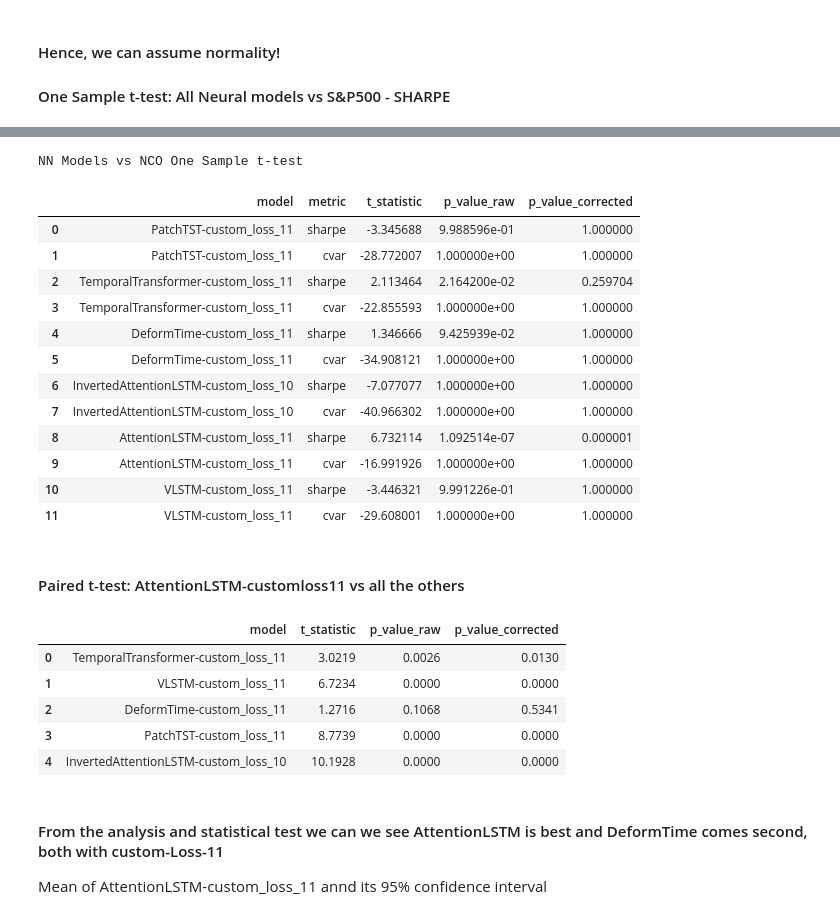
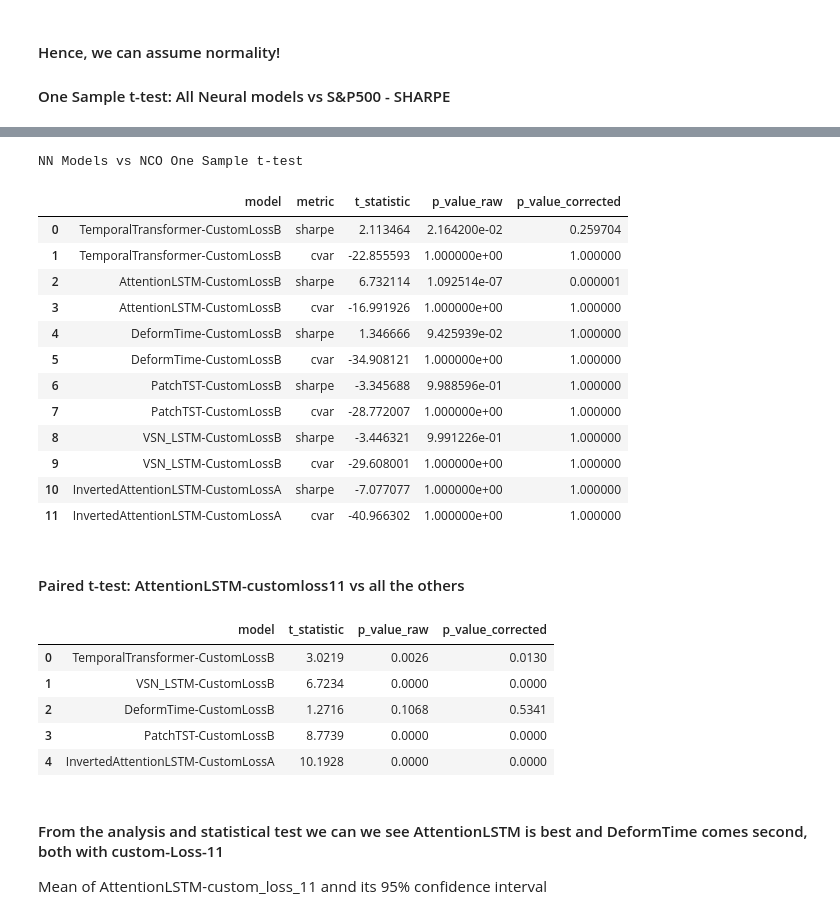
Before and after one commit to travisdesell/exact, a Jupyter notebook: financial_loss_functions/exploration/test_analysis.ipynb, the cells around one changed output, grey strips where cells are left out. Drawn from its saved outputs; the diff is of its cells as text; code cells hidden in the pictures.

```diff
--- a/financial_loss_functions/exploration/test_analysis.ipynb
+++ b/financial_loss_functions/exploration/test_analysis.ipynb
@@ -110,14 +110,32 @@ all_benches.extend([EQ_WT_NAME, SP500_NAME])
 
 nn_seed_rets = test_returns_deserial['nn_models']
 bench_rets = test_returns_deserial['benchmarks']
+# %%
+def update_modl_loss_names(modl_loss_name: str) -> str:
+    parts = modl_loss_name.split('-', 1)
+    if len(parts) != 2:
+        raise ValueError(f'Model + Loss combo name string is incorrect: {modl_loss_name}')
+
+    if parts[0] == 'VLSTM':
+        updated_modl_name = 'VSN_LSTM'
+    else:
+        updated_modl_name = parts[0]
+
+    if parts[1] == 'custom_loss_10':
+        updated_loss_name = 'CustomLossA'
+    elif parts[1] == 'custom_loss_11':
+        updated_loss_name = 'CustomLossB'
+
+    return f'{updated_modl_name}-{updated_loss_name}'
 # %%
 # Remove date range keys for nn returns, We also collect model+loss names
 nn_models = []
 nn_seed_rets_no_dates = {seed: {} for seed in nn_seed_rets.keys()}
 for seed, seed_perfs in nn_seed_rets.items():
     for modl_name, windows_dict in seed_perfs.items():
-        nn_models.append(modl_name)
-        nn_seed_rets_no_dates[seed][modl_name] = np.stack(
+        updated_name = update_modl_loss_names(modl_name)
+        nn_models.append(updated_name)
+        nn_seed_rets_no_dates[seed][updated_name] = np.stack(
             [wind_rets for dates, wind_rets in windows_dict.items()]
         )
 
@@ -500,52 +518,52 @@ results
 # %% [output]
 NN Models vs NCO One Sample t-test
 |  | model | metric | t_statistic | p_value_raw | p_value_corrected |
-| 0 | PatchTST-custom_loss_11 | sharpe | -3.345688 | 9.988596e-01 | 1.000000 |
-| 1 | PatchTST-custom_loss_11 | cvar | -28.772007 | 1.000000e+00 | 1.000000 |
-| 2 | TemporalTransformer-custom_loss_11 | sharpe | 2.113464 | 2.164200e-02 | 0.259704 |
-| 3 | TemporalTransformer-custom_loss_11 | cvar | -22.855593 | 1.000000e+00 | 1.000000 |
-| 4 | DeformTime-custom_loss_11 | sharpe | 1.346666 | 9.425939e-02 | 1.000000 |
-| 5 | DeformTime-custom_loss_11 | cvar | -34.908121 | 1.000000e+00 | 1.000000 |
-| 6 | InvertedAttentionLSTM-custom_loss_10 | sharpe | -7.077077 | 1.000000e+00 | 1.000000 |
-| 7 | InvertedAttentionLSTM-custom_loss_10 | cvar | -40.966302 | 1.000000e+00 | 1.000000 |
-| 8 | AttentionLSTM-custom_loss_11 | sharpe | 6.732114 | 1.092514e-07 | 0.000001 |
-| 9 | AttentionLSTM-custom_loss_11 | cvar | -16.991926 | 1.000000e+00 | 1.000000 |
-| 10 | VLSTM-custom_loss_11 | sharpe | -3.446321 | 9.991226e-01 | 1.000000 |
-| 11 | VLSTM-custom_loss_11 | cvar | -29.608001 | 1.000000e+00 | 1.000000 |
+| 0 | TemporalTransformer-CustomLossB | sharpe | 2.113464 | 2.164200e-02 | 0.259704 |
+| 1 | TemporalTransformer-CustomLossB | cvar | -22.855593 | 1.000000e+00 | 1.000000 |
+| 2 | AttentionLSTM-CustomLossB | sharpe | 6.732114 | 1.092514e-07 | 0.000001 |
+| 3 | AttentionLSTM-CustomLossB | cvar | -16.991926 | 1.000000e+00 | 1.000000 |
+| 4 | DeformTime-CustomLossB | sharpe | 1.346666 | 9.425939e-02 | 1.000000 |
+| 5 | DeformTime-CustomLossB | cvar | -34.908121 | 1.000000e+00 | 1.000000 |
+| 6 | PatchTST-CustomLossB | sharpe | -3.345688 | 9.988596e-01 | 1.000000 |
+| 7 | PatchTST-CustomLossB | cvar | -28.772007 | 1.000000e+00 | 1.000000 |
+| 8 | VSN_LSTM-CustomLossB | sharpe | -3.446321 | 9.991226e-01 | 1.000000 |
+| 9 | VSN_LSTM-CustomLossB | cvar | -29.608001 | 1.000000e+00 | 1.000000 |
+| 10 | InvertedAttentionLSTM-CustomLossA | sharpe | -7.077077 | 1.000000e+00 | 1.000000 |
+| 11 | InvertedAttentionLSTM-CustomLossA | cvar | -40.966302 | 1.000000e+00 | 1.000000 |
 # %% [markdown]
 #### Paired t-test: AttentionLSTM-customloss11 vs all the others
 # %%
-best = 'AttentionLSTM-custom_loss_11'
+best = 'AttentionLSTM-CustomLossB'
 other_models = [m for m in all_seed_perf.index.unique() if m != best]
 
 # Prepare a list to store results
 paired_results = []
 
 for other in other_models:
     # Get the 30 Sharpe values for each model (aligned by seed)
     best_vals = all_seed_perf[all_seed_perf.index == best]['sharpe'].values
     other_vals = all_seed_perf[all_seed_perf.index == other]['sharpe'].values
     # One‑sided: best > other
     t_stat, p_raw = stats.ttest_rel(best_vals, other_vals, alternative='greater')
     paired_results.append({
         'model': other,
         't_statistic': t_stat,
         'p_value_raw': p_raw
     })
 
 paired_df = pd.DataFrame(paired_results)
 # Bonferroni correction (5 pairwise tests)
 n_tests = len(paired_df)
 paired_df['p_value_corrected'] = paired_df['p_value_raw'] * n_tests
 paired_df['p_value_corrected'] = paired_df['p_value_corrected'].clip(upper=1.0)
 paired_df.round(4)
 # %% [output]
 |  | model | t_statistic | p_value_raw | p_value_corrected |
-| 0 | TemporalTransformer-custom_loss_11 | 3.0219 | 0.0026 | 0.0130 |
-| 1 | VLSTM-custom_loss_11 | 6.7234 | 0.0000 | 0.0000 |
-| 2 | DeformTime-custom_loss_11 | 1.2716 | 0.1068 | 0.5341 |
-| 3 | PatchTST-custom_loss_11 | 8.7739 | 0.0000 | 0.0000 |
-| 4 | InvertedAttentionLSTM-custom_loss_10 | 10.1928 | 0.0000 | 0.0000 |
+| 0 | TemporalTransformer-CustomLossB | 3.0219 | 0.0026 | 0.0130 |
+| 1 | VSN_LSTM-CustomLossB | 6.7234 | 0.0000 | 0.0000 |
+| 2 | DeformTime-CustomLossB | 1.2716 | 0.1068 | 0.5341 |
+| 3 | PatchTST-CustomLossB | 8.7739 | 0.0000 | 0.0000 |
+| 4 | InvertedAttentionLSTM-CustomLossA | 10.1928 | 0.0000 | 0.0000 |
 # %% [markdown]
 #### From the analysis and statistical test we can we see AttentionLSTM is best and DeformTime comes second, both with custom-Loss-11
 
```
Also changed, not shown: parts of 9 cells of this notebook.
